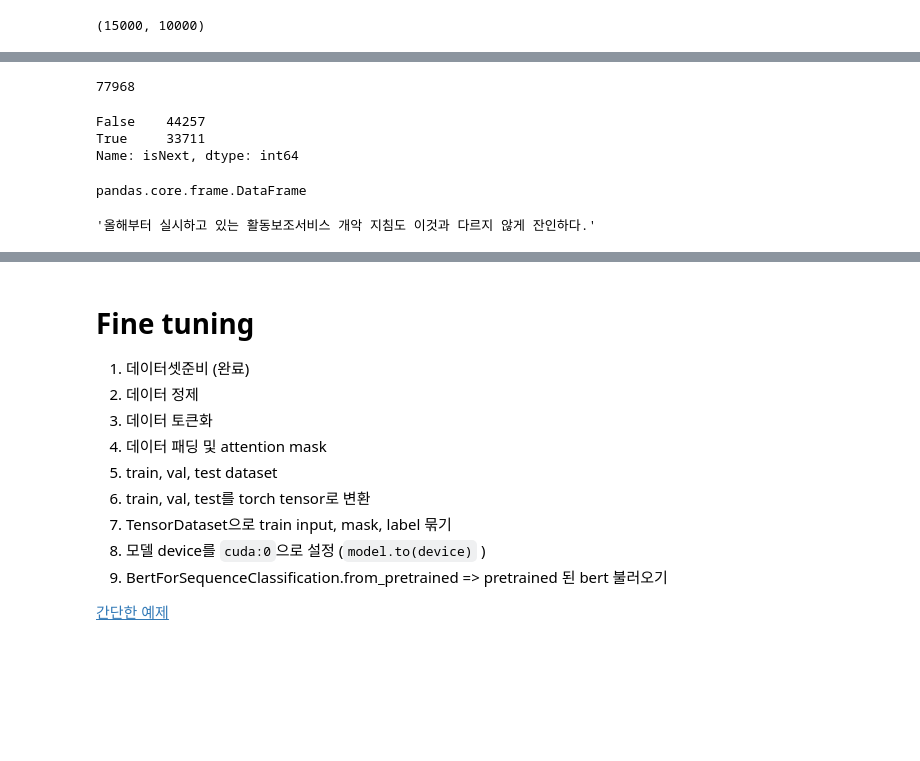
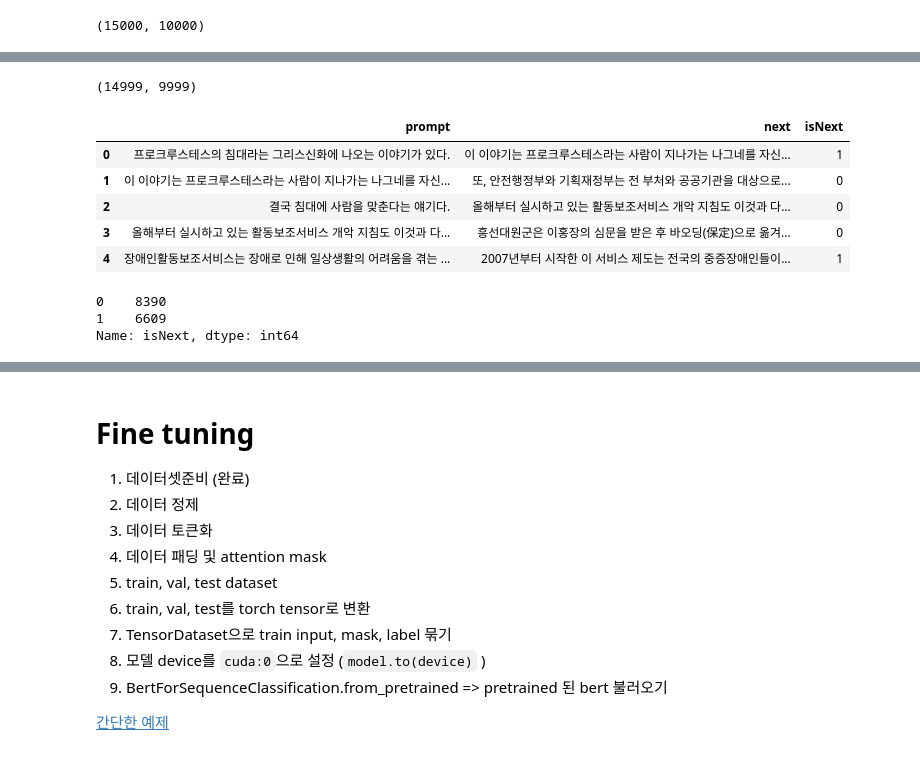
Before and after one commit to hwon-n/cp2, a Jupyter notebook: CP2_NSP.ipynb, the cells around one changed output, grey strips where cells are left out. Saved outputs shown, nothing was run; the diff lists cells and outputs as text; code cells hidden in the pictures; blank space fills up the shorter version.

```diff
--- a/CP2_NSP.ipynb
+++ b/CP2_NSP.ipynb
@@ -217,50 +223,48 @@ save_file(test_dataset, 'test')
 # %%
 from random import randint
 
-corpus = []
+def new_corpus(dataset):
+  corpus = []
 
-for index in range(0, len(process_dataset)-1):
-  # 기사의 마지막 부분은 패스
-  if process_dataset[index] == 'end':
-    pass
-  if process_dataset[index + 1] == 'end':
-    pass
+  for index in range(0, len(dataset)-1):
+    if len(corpus) % 2 == 0:
+      # 이어지는 문장
+      prompt = dataset[index]
+      next = dataset[index + 1]
+      if same_sentence(prompt, next) == 0:
+        corpus.append([1, prompt, next])
+      else:
+        corpus.append([0, prompt, next])
+    else:
+      # 이어지지 않는 문장
+      random_index = randint(0, len(dataset)-1)
+      corpus.append([0, dataset[index], dataset[random_index]])
 
-  if len(corpus) % 2 == 0:
-    # 이어지는 문장
-    prompt = process_dataset[index]
-    next = process_dataset[index + 1]
-    if same_sentence(prompt, next) == 0:
-      corpus.append([prompt, next, True])
-    else:
-      corpus.append([prompt, next, False])
-  else:
-    # 이어지지 않는 문장
-    random_index = randint(0, len(process_dataset)-1)
-    corpus.append([process_dataset[index], process_dataset[random_index], False])
+  return corpus
 
-len(corpus)
+train_corpus = new_corpus(train_dataset)
+test_corpus = new_corpus(test_dataset)
+
+len(train_corpus), len(test_corpus)
+# %% [output]
+(14999, 9999)
-# %%
-len(corpus)
-# %% [output]
-77968
 # %%
 import pandas as pd
 
-corpus_dataset = pd.DataFrame(corpus, columns = ['prompt', 'next', 'isNext'])
+train_pd = pd.DataFrame(train_corpus, columns = ['prompt', 'next', 'isNext'])
+test_pdt = pd.DataFrame(test_corpus, columns = ['prompt', 'next', 'isNext'])
 
-corpus_dataset
+train_pd.head(5)
+# %% [output]
+|  | prompt | next | isNext |
+| 0 | 프로크루스테스의 침대라는 그리스신화에 나오는 이야기가 있다. | 이 이야기는 프로크루스테스라는 사람이 지나가는 나그네를 자신... | 1 |
+| 1 | 이 이야기는 프로크루스테스라는 사람이 지나가는 나그네를 자신... | 또, 안전행정부와 기획재정부는 전 부처와 공공기관을 대상으로... | 0 |
+| 2 | 결국 침대에 사람을 맞춘다는 얘기다. | 올해부터 실시하고 있는 활동보조서비스 개악 지침도 이것과 다... | 0 |
+| 3 | 올해부터 실시하고 있는 활동보조서비스 개악 지침도 이것과 다... | 흥선대원군은 이홍장의 심문을 받은 후 바오딩(保定)으로 옮겨... | 0 |
+| 4 | 장애인활동보조서비스는 장애로 인해 일상생활의 어려움을 겪는 ... | 2007년부터 시작한 이 서비스 제도는 전국의 중증장애인들이... | 1 |
 # %%
-corpus_dataset.isNext.value_counts()
+train_pd.isNext.value_counts()
 # %% [output]
-False    44257
-True     33711
+0    8390
+1    6609
 Name: isNext, dtype: int64
-# %%
-type(corpus_dataset)
-# %% [output]
-pandas.core.frame.DataFrame
-# %%
-corpus_dataset.prompt[3]
-# %% [output]
-'올해부터 실시하고 있는 활동보조서비스 개악 지침도 이것과 다르지 않게 잔인하다.'
```
Also changed, not shown: parts of 60 cells of this notebook.
